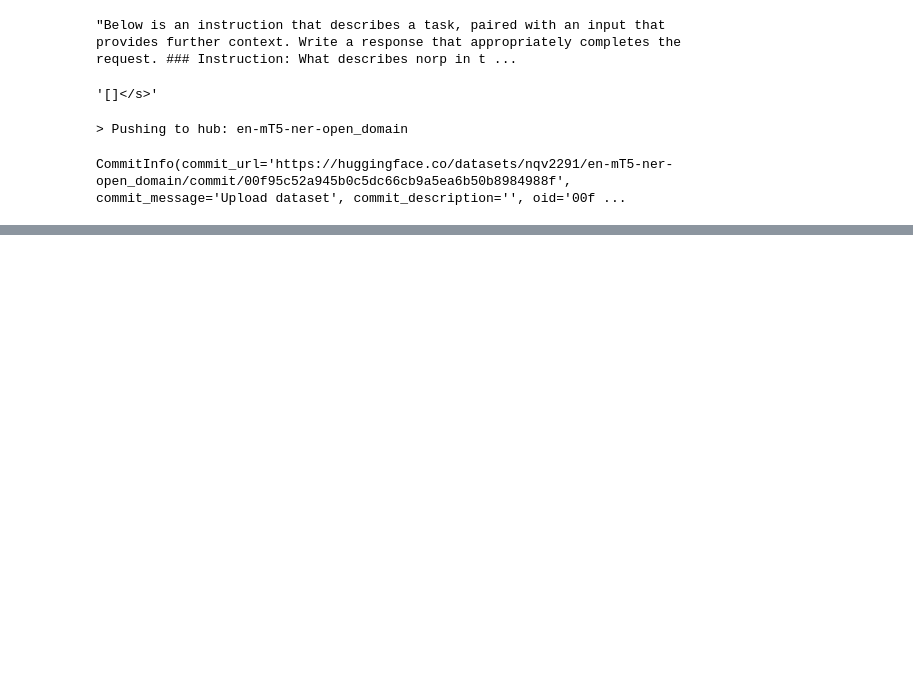
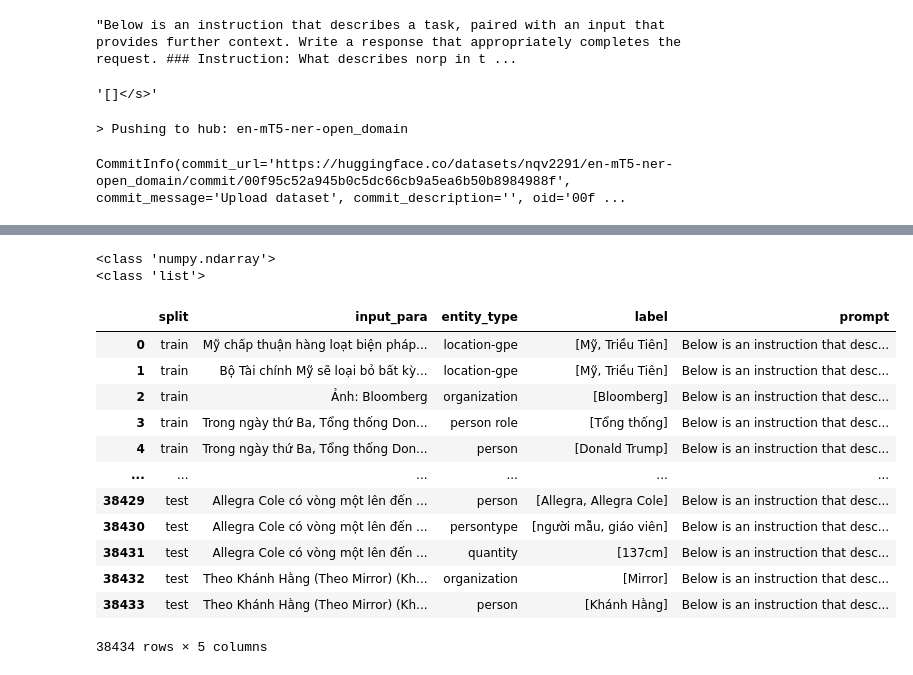
Before and after one commit to vietnq2291/multilingual-NER, a Jupyter notebook: src/data/prepare_ner_data.ipynb, the cells around one changed output, grey strips where cells are left out. Saved outputs shown, nothing was run; the diff lists cells and outputs as text; code cells hidden in the pictures; blank space fills up the shorter version.

Commit message:
update data code

```diff
--- a/src/data/prepare_ner_data.ipynb
+++ b/src/data/prepare_ner_data.ipynb
@@ -302,0 +317,9 @@ CommitInfo(commit_url='https://huggingface.co/datasets/nqv2291/en-mT5-ner-open_d
+# %%
+# dev paths are path that start with "0_dev"
+# test paths are path that start with "1_test"
+# train paths are the rest
+dev_paths = [path for path in data_paths if path.split('/')[-1].startswith('0_dev')]
+test_paths = [path for path in data_paths if path.split('/')[-1].startswith('1_test')]
+train_paths = [path for path in data_paths if (path not in dev_paths) and (path not in test_paths)]
+
+len(train_paths), len(dev_paths), len(test_paths)
@@ -302,0 +517,31 @@ CommitInfo(commit_url='https://huggingface.co/datasets/nqv2291/en-mT5-ner-open_d
+# %%
+print(type(df.loc[0, 'label']))
+df['label'] = df['label'].map(lambda x: x.tolist())
+print(type(df.loc[0, 'label']))
+# %% [output]
+<class 'numpy.ndarray'>
+<class 'list'>
+# %%
+# create instruction prompt
+df['prompt'] = df.apply(
+    lambda x: prompt_input({
+        'instruction': ner_instruction(x['entity_type']),
+        'input': x['input_para'],
+    }),
+    axis=1
+)
+df
+# %% [output]
+|  | split | input_para | entity_type | label | prompt |
+| 0 | train | Mỹ chấp thuận hàng loạt biện pháp... | location-gpe | [Mỹ, Triều Tiên] | Below is an instruction that desc... |
+| 1 | train | Bộ Tài chính Mỹ sẽ loại bỏ bất kỳ... | location-gpe | [Mỹ, Triều Tiên] | Below is an instruction that desc... |
+| 2 | train | Ảnh: Bloomberg | organization | [Bloomberg] | Below is an instruction that desc... |
+| 3 | train | Trong ngày thứ Ba, Tổng thống Don... | person role | [Tổng thống] | Below is an instruction that desc... |
+| 4 | train | Trong ngày thứ Ba, Tổng thống Don... | person | [Donald Trump] | Below is an instruction that desc... |
+| ... | ... | ... | ... | ... | ... |
+| 38429 | test | Allegra Cole có vòng một lên đến ... | person | [Allegra, Allegra Cole] | Below is an instruction that desc... |
+| 38430 | test | Allegra Cole có vòng một lên đến ... | persontype | [người mẫu, giáo viên] | Below is an instruction that desc... |
+| 38431 | test | Allegra Cole có vòng một lên đến ... | quantity | [137cm] | Below is an instruction that desc... |
+| 38432 | test | Theo Khánh Hằng (Theo Mirror) (Kh... | organization | [Mirror] | Below is an instruction that desc... |
+| 38433 | test | Theo Khánh Hằng (Theo Mirror) (Kh... | person | [Khánh Hằng] | Below is an instruction that desc... |
+38434 rows × 5 columns
```
Also changed, not shown: parts of 22 cells of this notebook, 2 other files.
